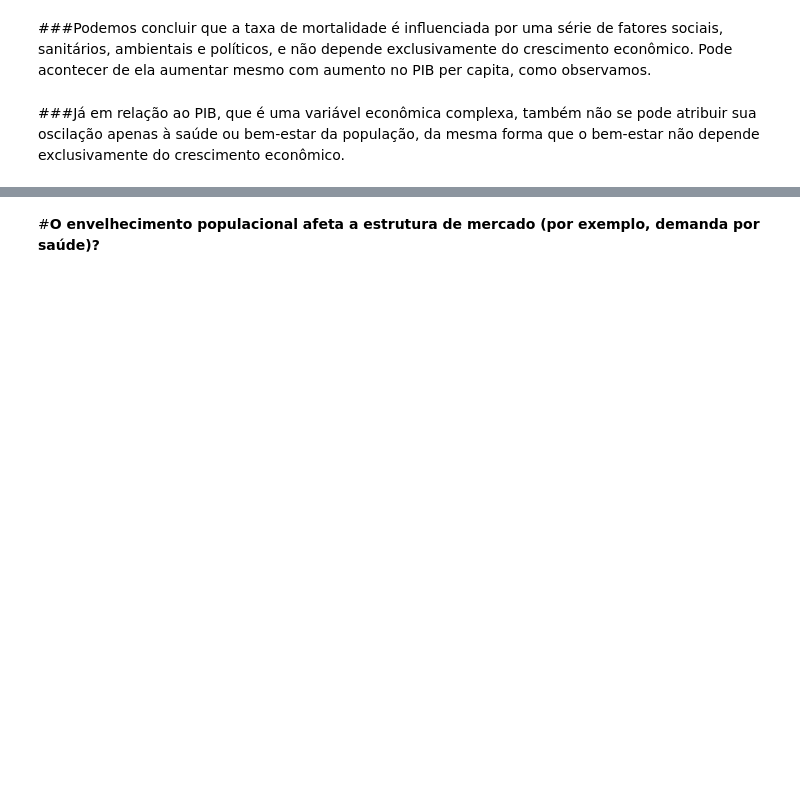
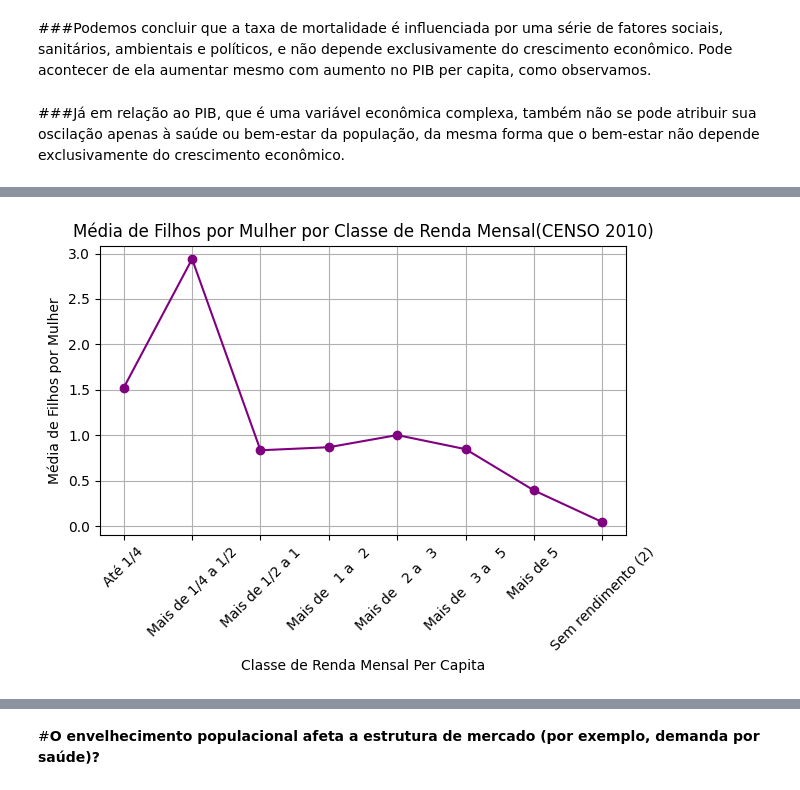
Before and after one commit to gabyxsantos/Economia, a Jupyter notebook: atualizandodf.ipynb, the cells around one changed output, grey strips where cells are left out. Cells and saved outputs as stored; diff of their text form; code cells hidden in the pictures; blank space fills up the shorter version.

```diff
--- a/atualizandodf.ipynb
+++ b/atualizandodf.ipynb
@@ -317,3 +330,19 @@ dados
+# %%
+#Censo 2010
+#Numero de Filho por Mulher
+renda_mulher_filhos_censo10 = pd.read_csv('https://raw.githubusercontent.com/gabyxsantos/Economia/refs/heads/Anny-arquivos/censo2010_tabfec1_2_20.csv', skiprows=7, nrows=9)
+renda_mulher_filhos_censo10.columns = [ "classes de rendimento mensal domiciliar pc(salário mínimo)",  "Total", "1 filho", "2 filhos", "3 filhos", "4 filhos", "5 filhos", "6 ou mais filhos", " " ]
+
+#Renda por mulher
+renda_mulher_filhos_censo10 = renda_mulher_filhos_censo10.iloc[:, :8]
+renda_mulher_censo10 = pd.read_csv('https://raw.githubusercontent.com/gabyxsantos/Economia/refs/heads/Anny-arquivos/censo2010_tabfam1_3_5.csv', skiprows=31, nrows=13)
+renda_mulher_censo10.columns = ["classes de rendimento mensal domiciliar pc(salário mínimo)",  "Total", "Branca", "Preta", "Amarela", "Parda", "Indigena", "Sem Declaracao"]
+df_mr = renda_mulher_censo10.set_index("classes de rendimento mensal domiciliar pc(salário mínimo)").iloc[0:,:1].T
+MulherRenda = pd.DataFrame()
+MulherRenda = df_mr[df_mr.columns[1:7]]
+MulherRenda = pd.concat([MulherRenda, df_mr[df_mr.columns[6:11]].sum(axis=1)], axis = 1)
+MulherRenda.rename(columns={0: 'Mais de 5'}, inplace=True)
+MulherRenda[df_mr.columns[12]] = df_mr[df_mr.columns[12]]
 # %% [markdown]
 # **ANÁLISES GERAIS**
 # %% [markdown]
@@ -1050,0 +1153,14 @@ Correlação entre PIB Per Capita e Taxa de Mortalidade Bruta: 0.17
+# %%
+df_rf = renda_mulher_filhos_censo10.set_index("classes de rendimento mensal domiciliar pc(salário mínimo)").iloc[1:, 1:]
+filhoPmulher = df_rf.T.sum().reset_index().iloc[:,1] / MulherRenda.T.reset_index().iloc[:,1]
+
+plt.plot(MulherRenda.columns, filhoPmulher, marker='o', linestyle='-', color='purple')
+plt.xlabel('Classe de Renda Mensal Per Capita')
+plt.ylabel('Média de Filhos por Mulher')
+plt.title('Média de Filhos por Mulher por Classe de Renda Mensal(CENSO 2010)')
+plt.xticks(rotation=45)
+plt.grid(True)
+plt.tight_layout()
+plt.show()
+# %% [output]
+[figure, added]
```
Also changed, not shown: parts of 28 cells of this notebook.
